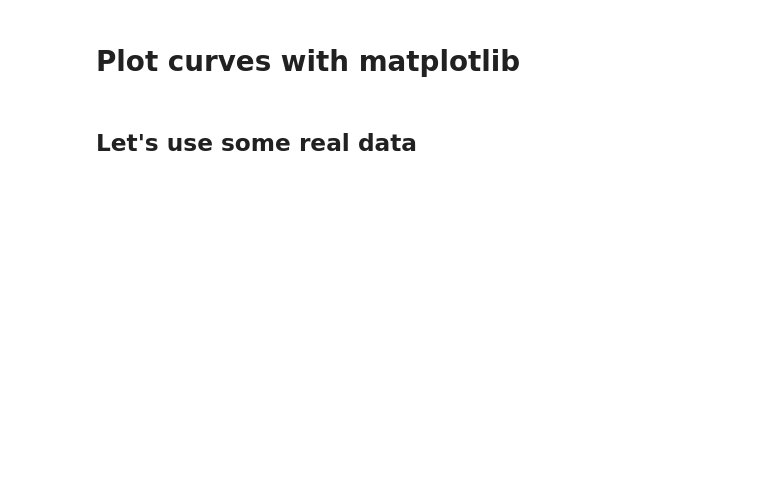
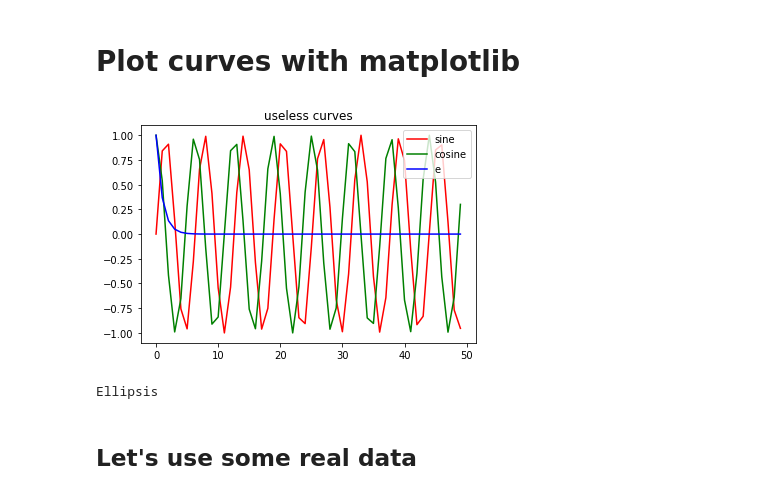
Before and after one commit to nershman/Big-Data-Class, a Jupyter notebook: visualization.ipynb, the cells around one changed output. Cells and saved outputs as stored; diff of their text form; code cells hidden in the pictures; blank space fills up the shorter version.

```diff
--- a/visualization.ipynb
+++ b/visualization.ipynb
@@ -66,11 +76,21 @@ datacloud2[1, :] += center2[1]
 # %%
 # Some functions
 curve1 = np.sin(np.arange(50))
 curve2 = np.cos(np.arange(50))
 curve3 = np.exp(-np.arange(50))
 # plot functions
 # colors, labels, title, legends...
+
+plt.title("useless curves")
+plt.plot(curve1, color="red")
+plt.plot(curve2, color="green")
+plt.plot(curve3, color="blue")
+plt.legend(["sine","cosine", "e"])
+plt.show()
 ...
+# %% [output]
+[figure, added]
+Ellipsis
 # %% [markdown]
 ## Let's use some real data
 # %%
```
Also changed, not shown: parts of 16 cells of this notebook.
